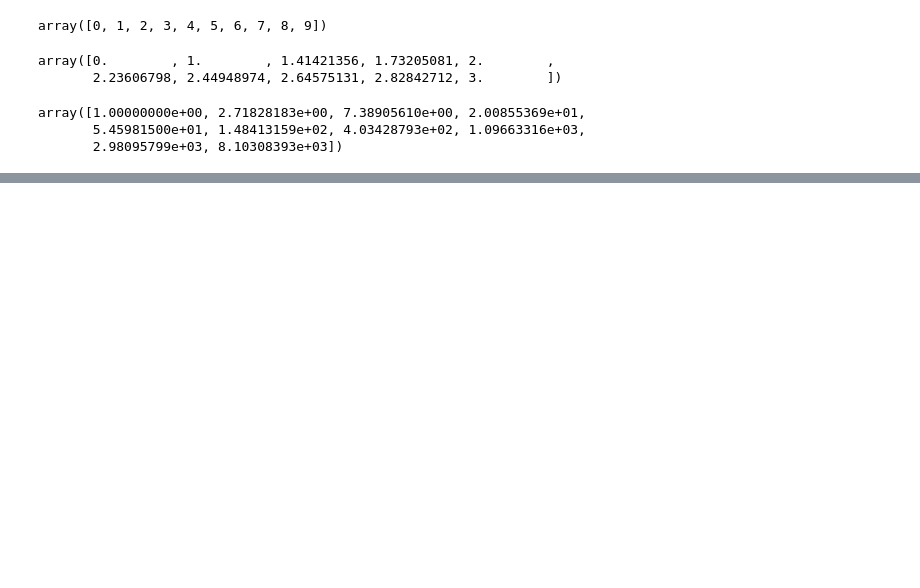
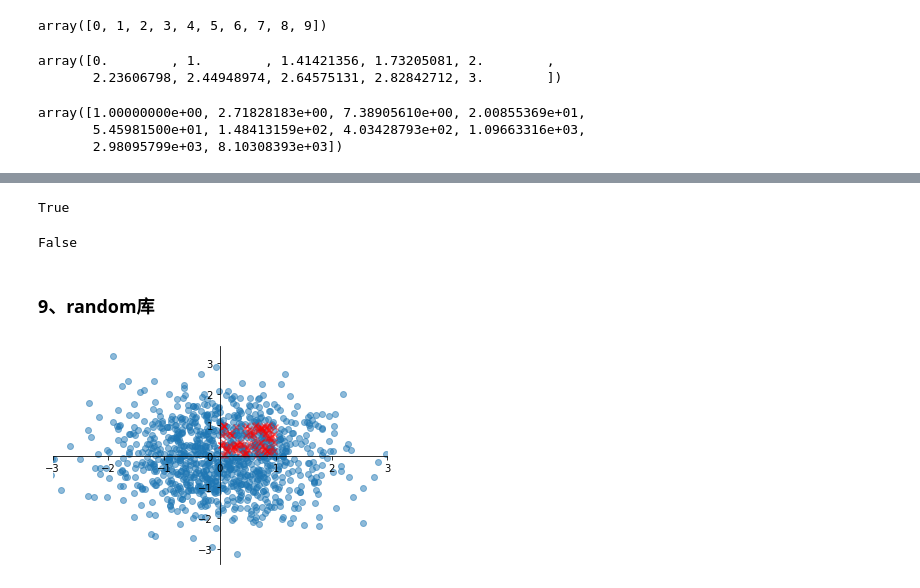
Before and after one commit to dichangyan/dscourse, a Jupyter notebook: dsp-session3-numpy.ipynb, the cells around one changed output, grey strips where cells are left out. Drawn from its saved outputs; the diff is of its cells as text; code cells hidden in the pictures; blank space fills up the shorter version.

```diff
--- a/dsp-session3-numpy.ipynb
+++ b/dsp-session3-numpy.ipynb
@@ -437,0 +624,33 @@ array([1.00000000e+00, 2.71828183e+00, 7.38905610e+00, 2.00855369e+01,
+# %%
+arr.any() #检查数组中至少有一个true
+# %% [output]
+True
+# %%
+arr.all() #检查数组中全都是一个true
+# %% [output]
+False
+# %% [markdown]
+### 9、random库
+# %%
+import matplotlib.pyplot as plt
+#np.set_printoptions(suppress=True)#取消科学计数法
+np.set_printoptions(precision=4) #float输出取2位
+x=np.random.randn(1000)
+y=np.random.randn(1000)
+plt.scatter(x,y,alpha=0.5,marker='o')  #normal分布
+
+x2=np.random.rand(100)
+y2=np.random.rand(100)
+plt.scatter(x2,y2,alpha=0.5,marker='x',color="r")#均匀分布
+
+plt.xlim(-3,3)
+ax = plt.gca() # 获取坐标轴
+
+ax.spines['right'].set_color('none')
+ax.spines['top'].set_color('none')
+ax.spines['bottom'].set_position(('data', 0))
+ax.spines['left'].set_position(('axes', 0.5))
+
+plt.show()
+# %% [output]
+[figure, added]
```
Also changed, not shown: parts of 56 cells of this notebook.
